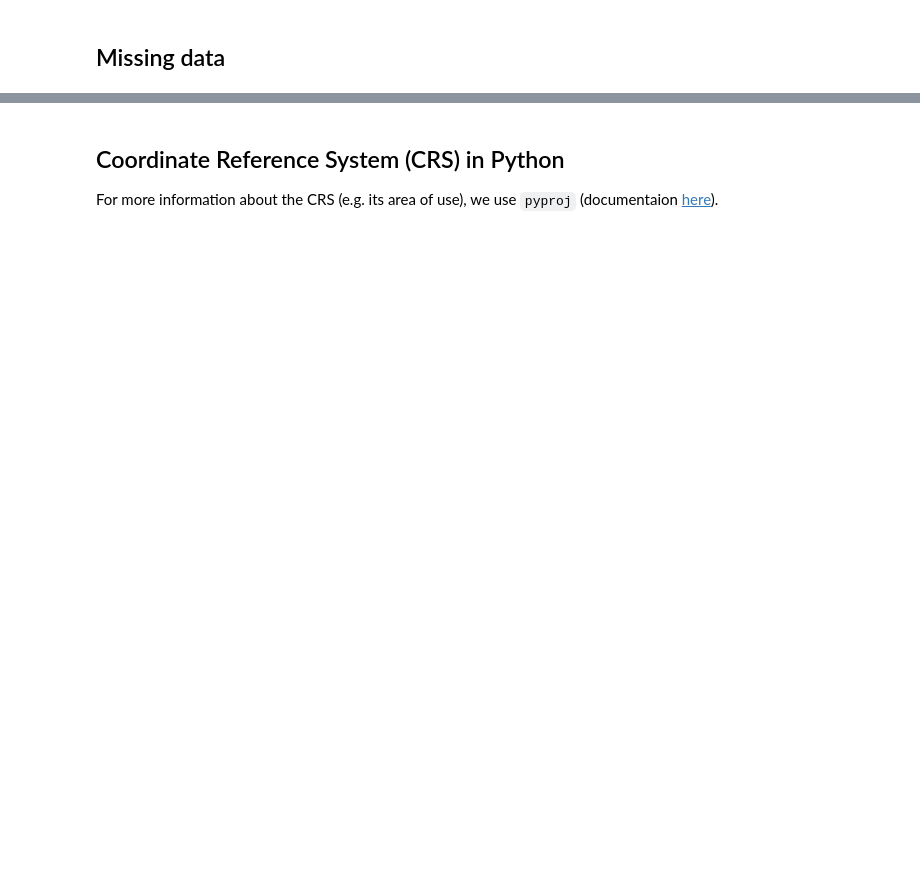
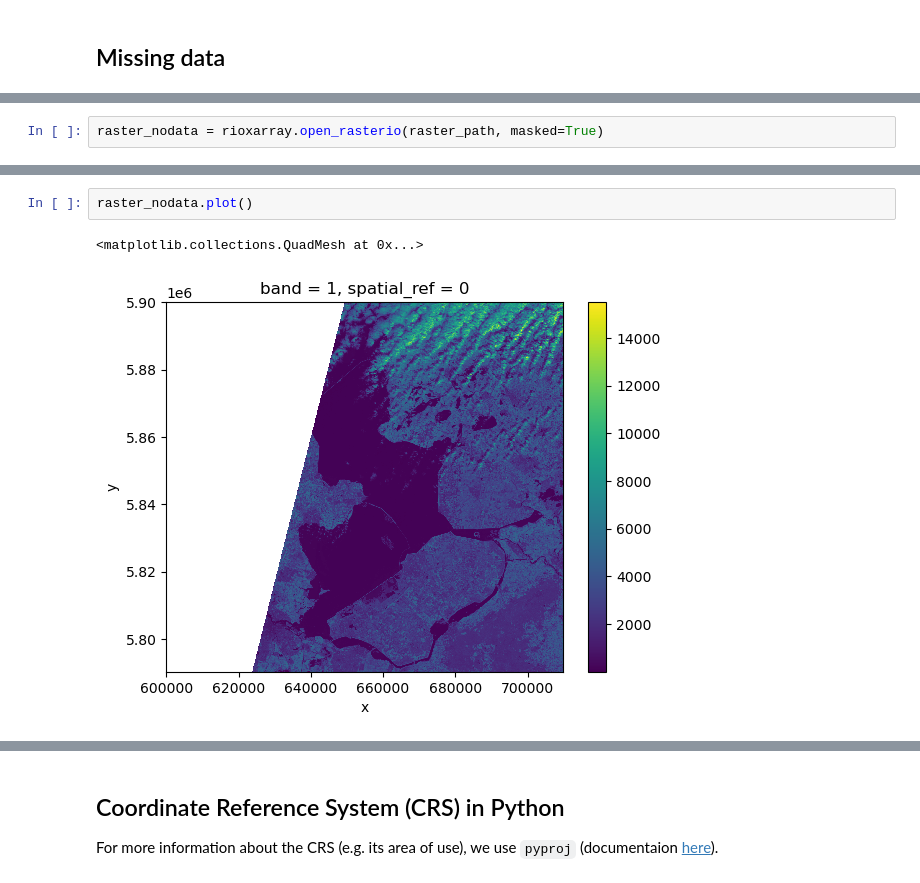
Before and after one commit to esciencecenter-digital-skills/2023-04-25-ds-geospatial-python-EGU, a Jupyter notebook: notebooks/02-raster-data-in-python.ipynb, the cells around one changed output, grey strips where cells are left out. Drawn from its saved outputs; the diff is of its cells as text; blank space fills up the shorter version.

```diff
--- a/notebooks/02-raster-data-in-python.ipynb
+++ b/notebooks/02-raster-data-in-python.ipynb
@@ -22,0 +92,2 @@ raster_path = '../data/S2A_31UFU_20200328_0_L2A_B09.tif'
+# %%
+raster_nodata = rioxarray.open_rasterio(raster_path, masked=True)
@@ -22,0 +120,5 @@ raster_path = '../data/S2A_31UFU_20200328_0_L2A_B09.tif'
+# %%
+raster_nodata.plot()
+# %% [output]
+<matplotlib.collections.QuadMesh at 0x...>
+[figure, added]
```
Also changed, not shown: parts of 30 cells of this notebook, 3 other files.
